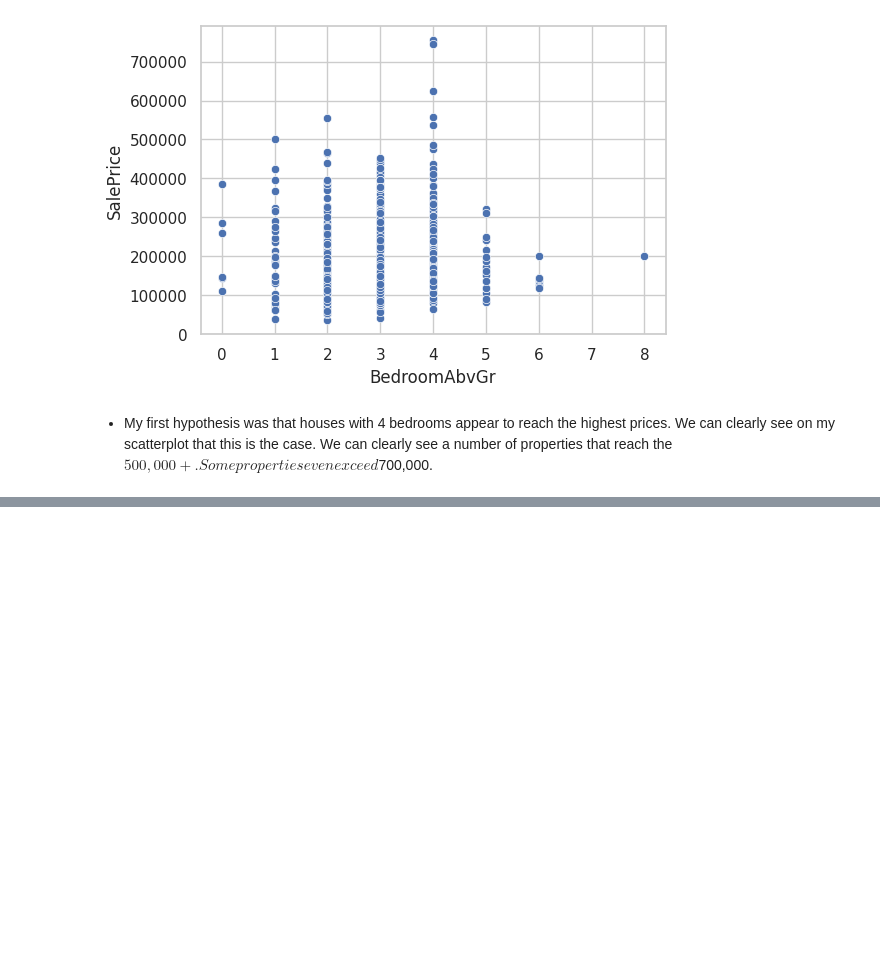
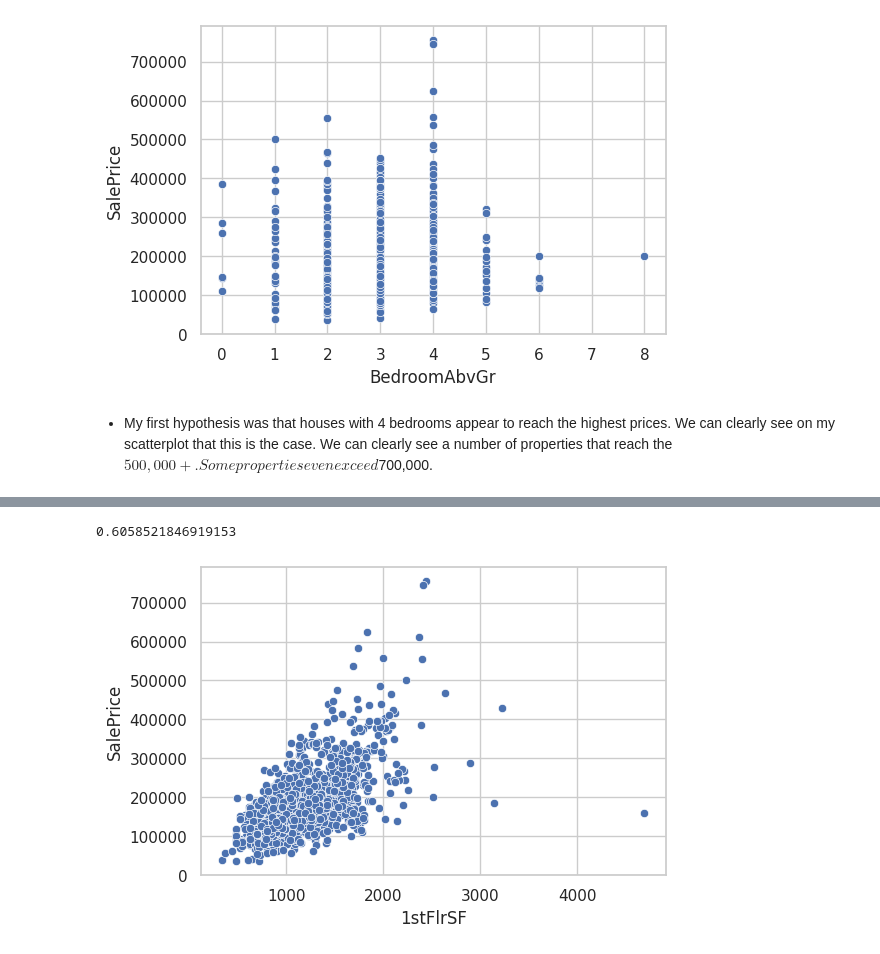
Before and after one commit to Drennan98/Heritage-Housing-Issues, a Jupyter notebook: jupyter_notebooks/2 - Sale Price Study.ipynb, the cells around one changed output, grey strips where cells are left out. Cells and saved outputs as stored; diff of their text form; code cells hidden in the pictures; blank space fills up the shorter version.

```diff
--- a/jupyter_notebooks/2 - Sale Price Study.ipynb
+++ b/jupyter_notebooks/2 - Sale Price Study.ipynb
@@ -318,0 +346,25 @@ plt.show()
+# %%
+# Reusing the same code above for our next graph.
+
+# Extract the two columens into a separate DataFrame
+df_selected = df[["SalePrice", "1stFlrSF"]]
+
+# Calculate the correlation matrix using Pearson method
+correlation_matrix = df_selected.corr(method="pearson")
+# Extract the specific correlation value
+df_pearson = correlation_matrix.at["SalePrice", "1stFlrSF"]
+df_pearson
+# %% [output]
+0.6058521846919153
+# %%
+x = df["1stFlrSF"]
+y = df["SalePrice"]
+
+plt.figure(figsize=(6,4))
+sns.scatterplot(x=x, y=y)
+
+plt.xlabel("1stFlrSF")
+plt.ylabel("SalePrice")
+plt.show()
+# %% [output]
+[figure, added]
```
Also changed, not shown: parts of 3 cells of this notebook, 1 other file.
